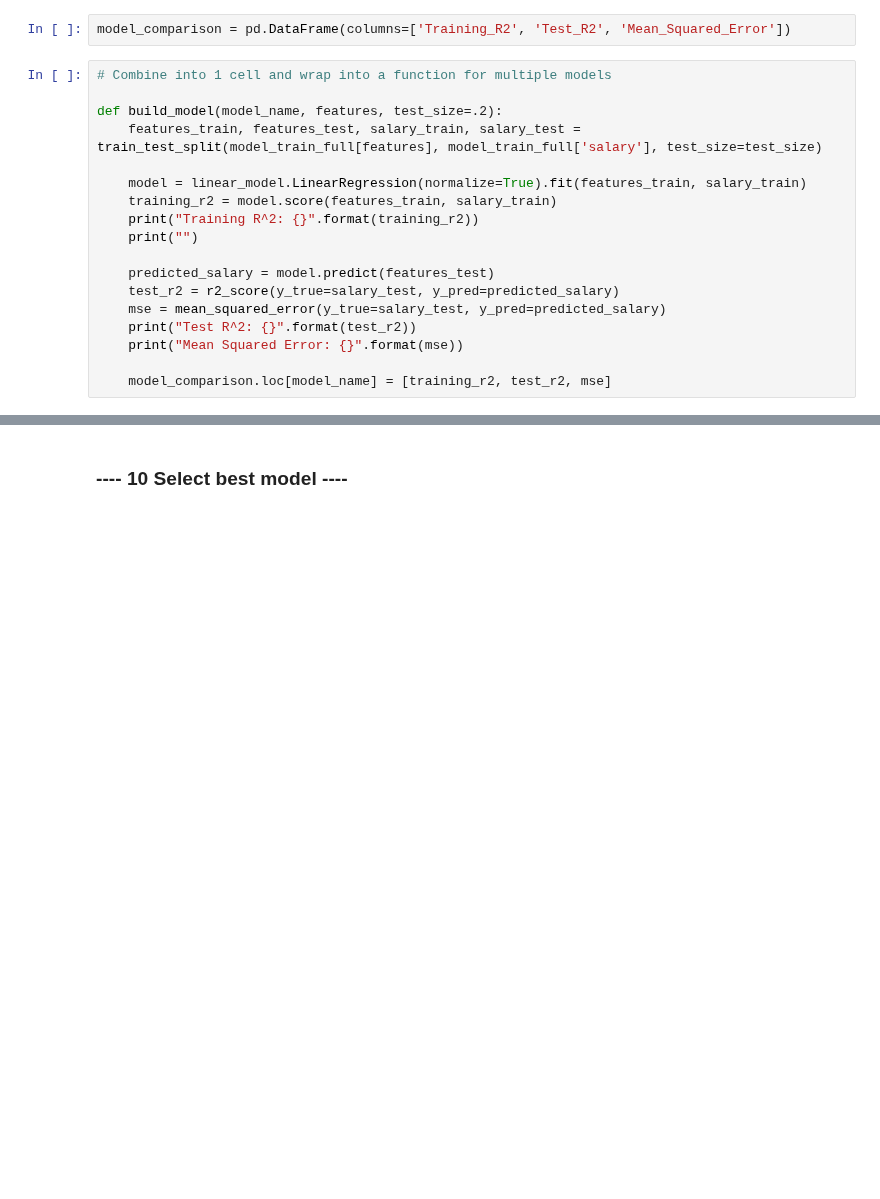
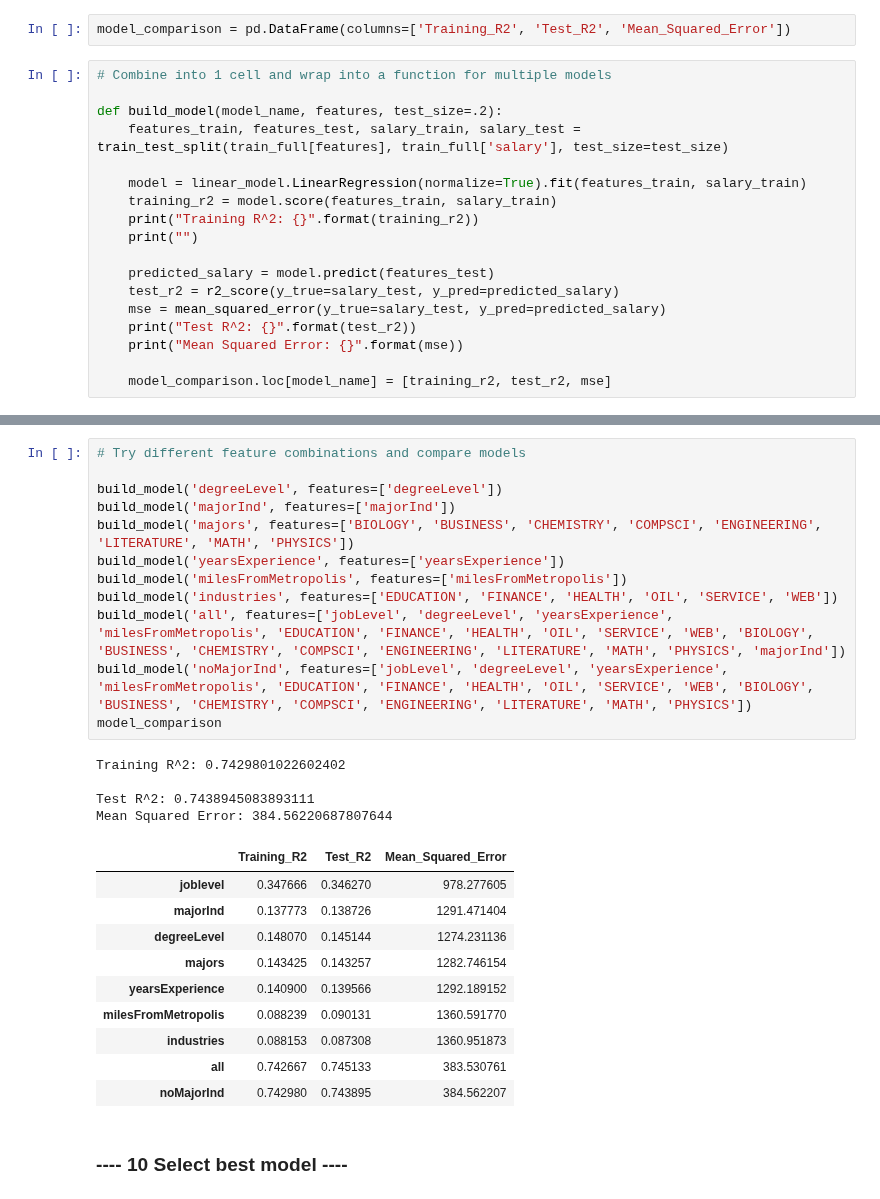
Before and after one commit to albert-ntiri/salary_prediction_project, a Jupyter notebook: Salary Prediction Notebook.ipynb, the cells around one changed output, grey strips where cells are left out. Cells and saved outputs as stored; diff of their text form; blank space fills up the shorter version.

Commit message:
Compared results for multiple feature combinations.

```diff
--- a/Salary Prediction Notebook.ipynb
+++ b/Salary Prediction Notebook.ipynb
@@ -491,7 +501,7 @@ model_comparison = pd.DataFrame(columns=['Training_R2', 'Test_R2', 'Mean_Squared
 # Combine into 1 cell and wrap into a function for multiple models
 
 def build_model(model_name, features, test_size=.2):
-    features_train, features_test, salary_train, salary_test = train_test_split(model_train_full[features], model_train_full['salary'], test_size=test_size)
+    features_train, features_test, salary_train, salary_test = train_test_split(train_full[features], train_full['salary'], test_size=test_size)
 
     model = linear_model.LinearRegression(normalize=True).fit(features_train, salary_train)
     training_r2 = model.score(features_train, salary_train)
@@ -518,3 +528,30 @@ Mean Squared Error: 975.956821953272
+# %%
+# Try different feature combinations and compare models
+
+build_model('degreeLevel', features=['degreeLevel'])
+build_model('majorInd', features=['majorInd'])
+build_model('majors', features=['BIOLOGY', 'BUSINESS', 'CHEMISTRY', 'COMPSCI', 'ENGINEERING', 'LITERATURE', 'MATH', 'PHYSICS'])
+build_model('yearsExperience', features=['yearsExperience'])
+build_model('milesFromMetropolis', features=['milesFromMetropolis'])
+build_model('industries', features=['EDUCATION', 'FINANCE', 'HEALTH', 'OIL', 'SERVICE', 'WEB'])
+build_model('all', features=['jobLevel', 'degreeLevel', 'yearsExperience', 'milesFromMetropolis', 'EDUCATION', 'FINANCE', 'HEALTH', 'OIL', 'SERVICE', 'WEB', 'BIOLOGY', 'BUSINESS', 'CHEMISTRY', 'COMPSCI', 'ENGINEERING', 'LITERATURE', 'MATH', 'PHYSICS', 'majorInd'])
+build_model('noMajorInd', features=['jobLevel', 'degreeLevel', 'yearsExperience', 'milesFromMetropolis', 'EDUCATION', 'FINANCE', 'HEALTH', 'OIL', 'SERVICE', 'WEB', 'BIOLOGY', 'BUSINESS', 'CHEMISTRY', 'COMPSCI', 'ENGINEERING', 'LITERATURE', 'MATH', 'PHYSICS'])
+model_comparison
+# %% [output]
+Training R^2: 0.7429801022602402
+
+Test R^2: 0.7438945083893111
+Mean Squared Error: 384.56220687807644
+|  | Training_R2 | Test_R2 | Mean_Squared_Error |
+| joblevel | 0.347666 | 0.346270 | 978.277605 |
+| majorInd | 0.137773 | 0.138726 | 1291.471404 |
+| degreeLevel | 0.148070 | 0.145144 | 1274.231136 |
+| majors | 0.143425 | 0.143257 | 1282.746154 |
+| yearsExperience | 0.140900 | 0.139566 | 1292.189152 |
+| milesFromMetropolis | 0.088239 | 0.090131 | 1360.591770 |
+| industries | 0.088153 | 0.087308 | 1360.951873 |
+| all | 0.742667 | 0.745133 | 383.530761 |
+| noMajorInd | 0.742980 | 0.743895 | 384.562207 |
 # %% [markdown]
 ### ---- 10 Select best model  ----
 # %%
```
Also changed, not shown: parts of 12 cells of this notebook.
